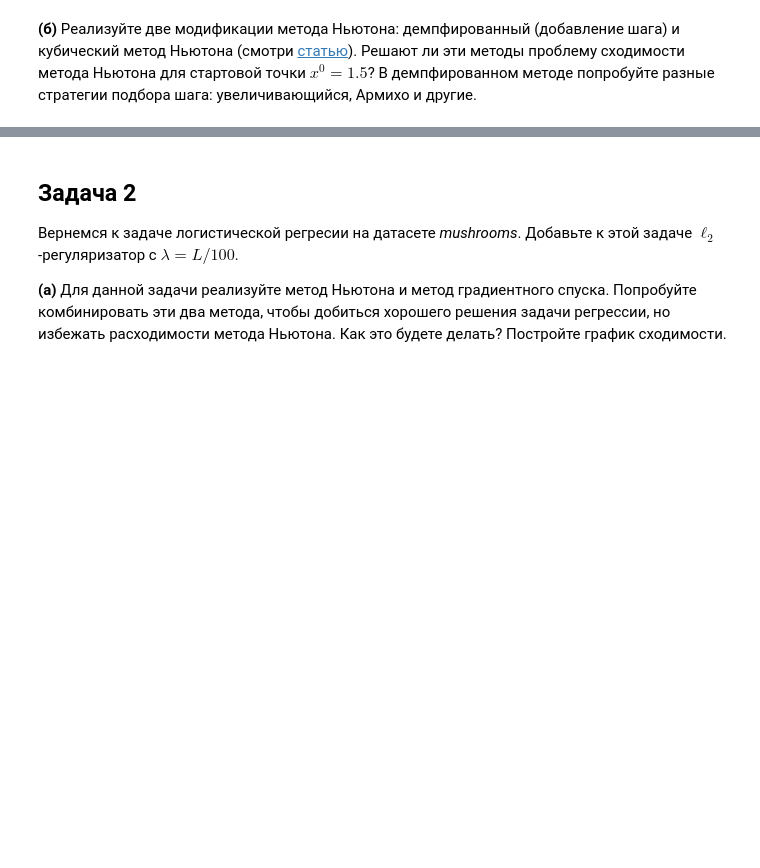
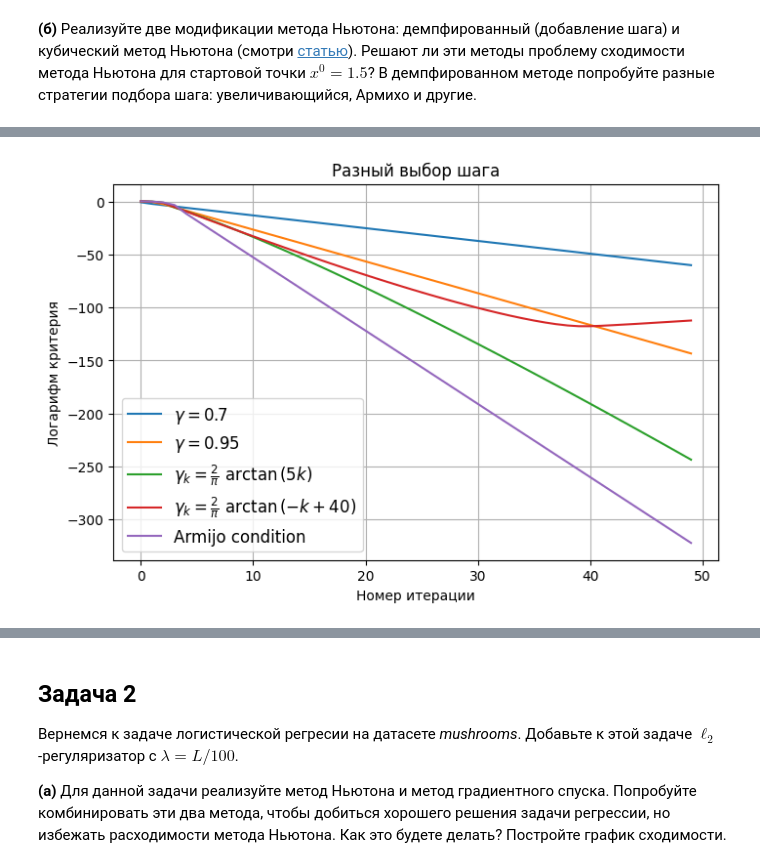
Before and after one commit to featztex/optimization, a Jupyter notebook: hw/Emelyanov_HW_9.ipynb, the cells around one changed output, grey strips where cells are left out. Saved outputs shown, nothing was run; the diff lists cells and outputs as text; code cells hidden in the pictures; blank space fills up the shorter version.

```diff
--- a/hw/Emelyanov_HW_9.ipynb
+++ b/hw/Emelyanov_HW_9.ipynb
@@ -108,0 +127,19 @@ __(б)__ Реализуйте две модификации метода Нью
+# %%
+def gamma_arm(x, k, eps=0.5, theta=0.99):
+    gamma = 0.999
+    while f(x) - f(x + gamma * grad(x)) > gamma * eps:
+        gamma = gamma * theta
+    return gamma
+# %%
+iters = 50
+errs_const_1 = NG(1.3, gamma=lambda x, k: 0.7, iters=iters)
+errs_const_2 = NG(1.3, gamma=lambda x, k: 0.95, iters=iters)
+errs_incr = NG(1.3, gamma=lambda x, k: 2/3.1415 * np.arctan(5*k), iters=iters)
+errs_decr = NG(1.3, gamma=lambda x, k: 2/3.1415 * np.arctan(-k + 40), iters=iters)
+errs_arm = NG(1.3, gamma=gamma_arm, iters=iters)
+risovach(errs=[errs_const_1, errs_const_2, errs_incr, errs_decr, errs_arm],
+         labels=[r'$\gamma = 0.7$', r'$\gamma = 0.95$', r'$\gamma_k = \frac{2}{\pi} \ \arctan{(5k)}$',
+                 r'$\gamma_k = \frac{2}{\pi} \ \arctan{(-k + 40)} $', r'Armijo condition'],
+         title=r'Разный выбор шага')
+# %% [output]
+[figure, added]
```
Also changed, not shown: parts of 9 cells of this notebook.
